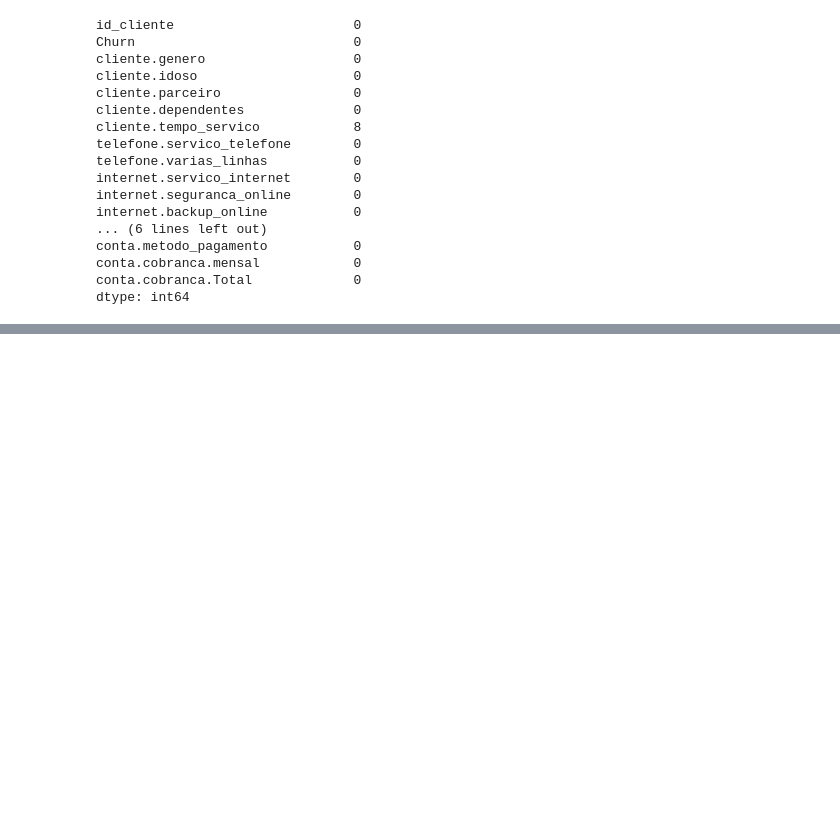
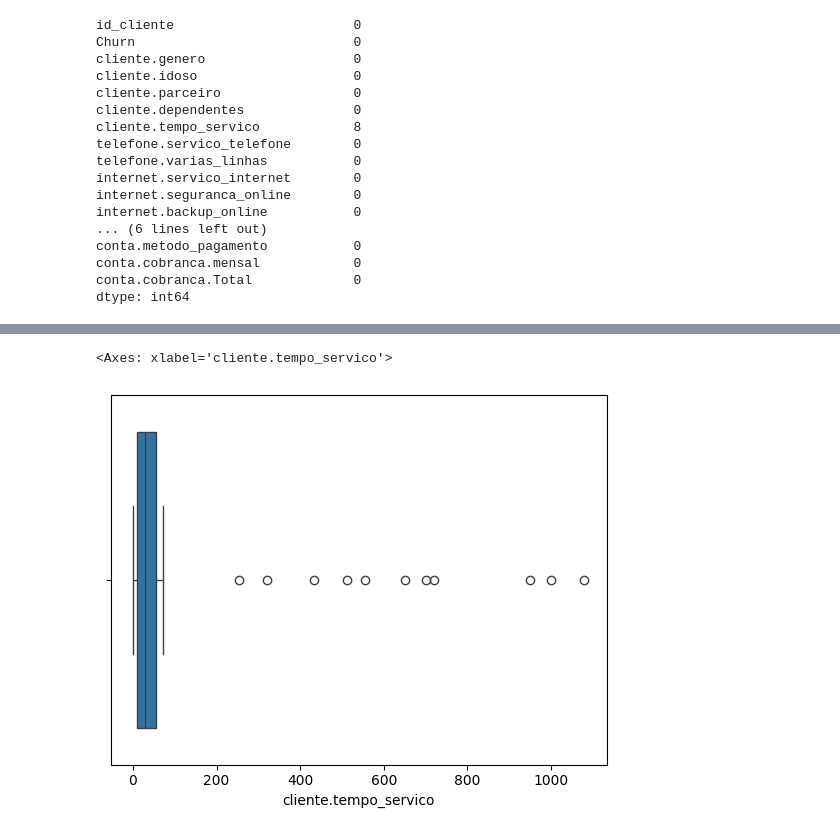
Before and after one commit to Iltonns/Estudo-e-Projetos-Alura, a Jupyter notebook: Python para Data Sciense/Pandas/Limpeza e tratamento de dados/Limpeza e tratamento de dados.ipynb, the cells around one changed output, grey strips where cells are left out. Cells and saved outputs as stored; diff of their text form; code cells hidden in the pictures; blank space fills up the shorter version.

```diff
--- a/Python para Data Sciense/Pandas/Limpeza e tratamento de dados/Limpeza e tratamento de dados.ipynb
+++ b/Python para Data Sciense/Pandas/Limpeza e tratamento de dados/Limpeza e tratamento de dados.ipynb
@@ -532,0 +537,8 @@ dtype: int64
+# %%
+# Visualizando os Outliers na coluna 'cliente.tempo_servico
+sns.boxplot(x=df_dados_sem_nulos['cliente.tempo_servico'])
+
+"""A biblioteca seaborn é uma biblioteca de visualização de dados em Python que fornece uma interface de alto nível para criar gráficos estatísticos atraentes e informativos. Ela é construída sobre a biblioteca Matplotlib e integra-se bem com o pandas, facilitando a criação de visualizações a partir de DataFrames. O seaborn oferece uma variedade de gráficos, como gráficos de dispersão, gráficos de barras, histogramas, gráficos de violino, gráficos de caixa (box plots) e muito mais. Além disso, ele inclui funcionalidades para personalizar estilos, cores e temas, tornando mais fácil a criação de visualizações esteticamente agradáveis e eficazes para análise exploratória de dados."""
+# %% [output]
+<Axes: xlabel='cliente.tempo_servico'>
+[figure, added]
```
Also changed, not shown: parts of 27 cells of this notebook.
